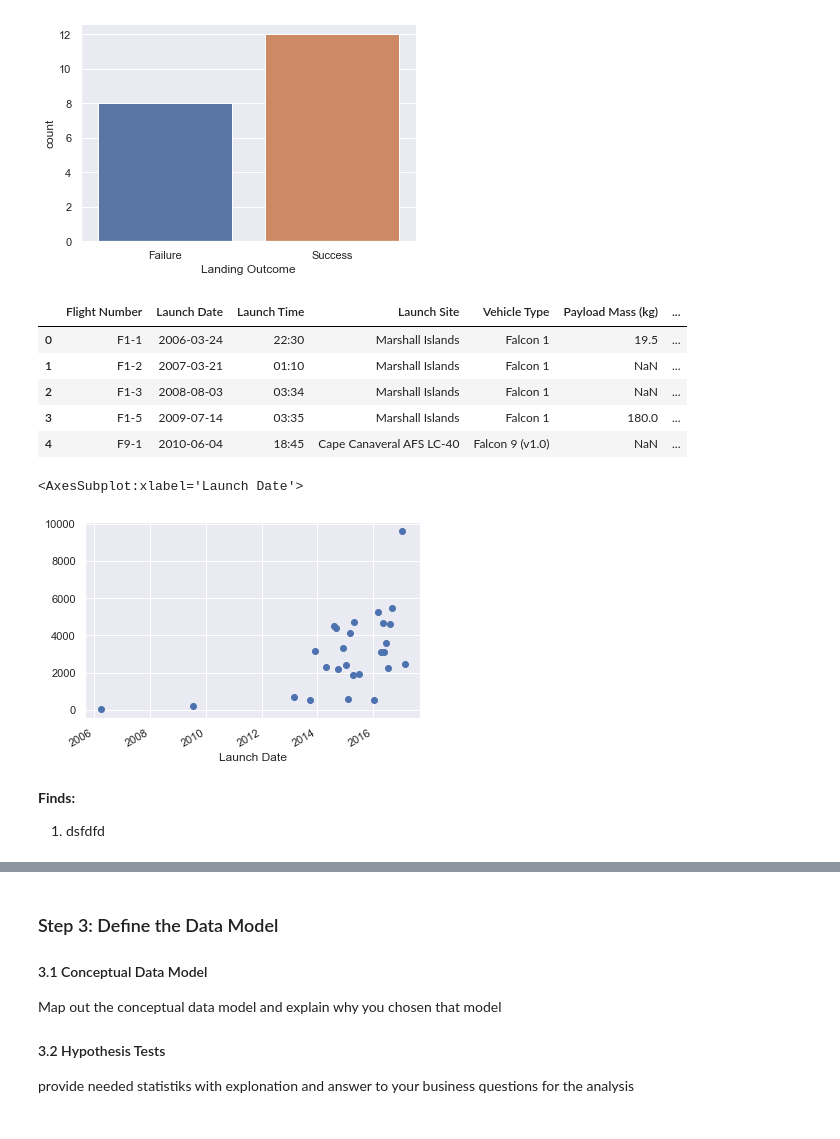
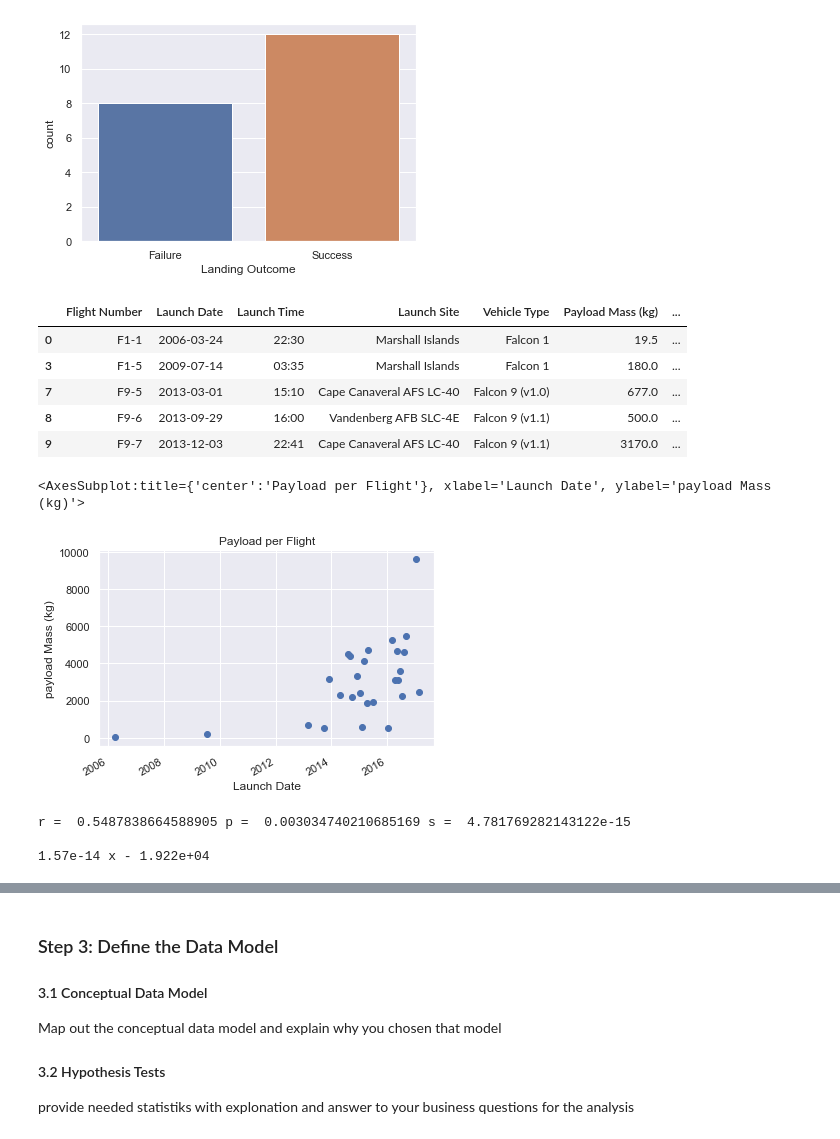
Before and after one commit to SurMux/ds, a Jupyter notebook: DataScience Project SpaceX Data.ipynb, the cells around one changed output, grey strips where cells are left out. Drawn from its saved outputs; the diff is of its cells as text; code cells hidden in the pictures.

```diff
--- a/DataScience Project SpaceX Data.ipynb
+++ b/DataScience Project SpaceX Data.ipynb
@@ -585,24 +586,42 @@ space['Launch Date'] = pd.to_datetime(space['Launch Date'])
 spacex_payload = space[pd.notna(spacex['Payload Mass (kg)'])]
 
 # Show for Reference
-space.head()
+spacex_payload.head()
 # %% [output]
 |  | Flight Number | Launch Date | Launch Time | Launch Site | Vehicle Type | Payload Mass (kg) | ... |
 | 0 | F1-1 | 2006-03-24 | 22:30 | Marshall Islands | Falcon 1 | 19.5 | ... |
-| 1 | F1-2 | 2007-03-21 | 01:10 | Marshall Islands | Falcon 1 | NaN | ... |
-| 2 | F1-3 | 2008-08-03 | 03:34 | Marshall Islands | Falcon 1 | NaN | ... |
 | 3 | F1-5 | 2009-07-14 | 03:35 | Marshall Islands | Falcon 1 | 180.0 | ... |
-| 4 | F9-1 | 2010-06-04 | 18:45 | Cape Canaveral AFS LC-40 | Falcon 9 (v1.0) | NaN | ... |
+| 7 | F9-5 | 2013-03-01 | 15:10 | Cape Canaveral AFS LC-40 | Falcon 9 (v1.0) | 677.0 | ... |
+| 8 | F9-6 | 2013-09-29 | 16:00 | Vandenberg AFB SLC-4E | Falcon 9 (v1.1) | 500.0 | ... |
+| 9 | F9-7 | 2013-12-03 | 22:41 | Cape Canaveral AFS LC-40 | Falcon 9 (v1.1) | 3170.0 | ... |
 # %%
 # Task 1.2 Linear Regression
 # Payload Mass/Date
 
 # View Data
+plt.title('Payload per Flight')
+plt.ylabel('payload Mass (kg)')
 space.set_index('Launch Date', inplace=True)
 space['Payload Mass (kg)'].dropna().plot(marker='o', ls='')
 # %% [output]
-<AxesSubplot:xlabel='Launch Date'>
+<AxesSubplot:title={'center':'Payload per Flight'}, xlabel='Launch Date', ylabel='payload Mass (kg)'>
-[figure, old version]
+[figure, new version]
-# %% [markdown]
-**Finds:**
-1. dsfdfd
+# %%
+# Linear Regression
+y = np.array(space['Payload Mass (kg)'].dropna().values, dtype=float)
+x = np.array(pd.to_datetime(space['Payload Mass (kg)'].dropna()).index.values, dtype=float)
+slope, intercept, r_value, p_value, std_err = stats.linregress(x,y)
+xf = np.linspace(min(x),max(x),100)
+xf1 = xf.copy()
+xf1 = pd.to_datetime(xf1)
+yf = (slope*xf) + intercept
+print('r = ', r_value, 'p = ', p_value, 's = ', std_err)
+
+# fit for rss
+fit_payload_1 = np.polyfit(x,y,1)
+mdf_payload_1 = np.poly1d(fit_payload_1)
+print(mdf_payload_1)
+# %% [output]
+r =  0.5487838664588905 p =  0.003034740210685169 s =  4.781769282143122e-15
+
+1.57e-14 x - 1.922e+04
```
Also changed, not shown: parts of 13 cells of this notebook.
